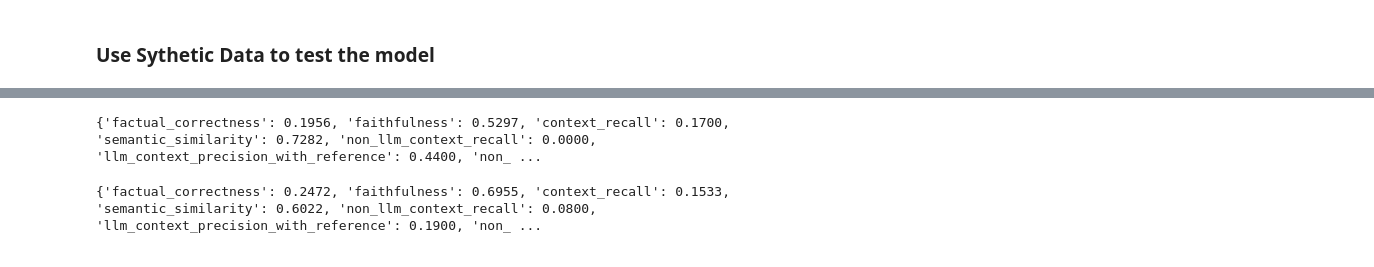
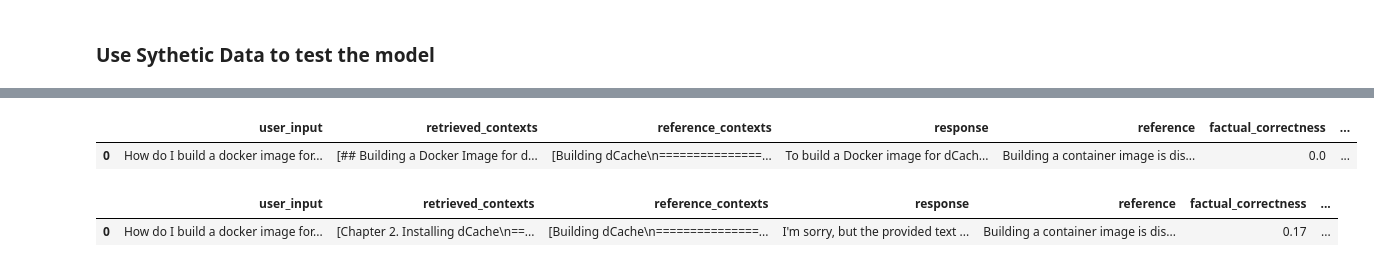
Before and after one commit to jinymusim/Docu-Bot, a Jupyter notebook: notebooks/ragas_model_comparision.ipynb, the cells around one changed output, grey strips where cells are left out. Drawn from its saved outputs; the diff is of its cells as text; code cells hidden in the pictures.

```diff
--- a/notebooks/ragas_model_comparision.ipynb
+++ b/notebooks/ragas_model_comparision.ipynb
@@ -118,34 +133,42 @@ eval_results
 # %%
 llm = create_chatopenai_model(model_type=model_type, api_key=api_key)
 
-eval_results = evaluator.evaluate_configuration(
+eval_results, time_data = evaluator.evaluate_configuration(
     dataset=synthetic_data,
     rag_llm=llm,
     document_retriever=GenerativeDocumentRetrieval(
         llm=llm,
         docstore=docstore,
         search_kwargs={"k": 1}
     )
 )
-eval_results
+eval_results_df = eval_results.to_pandas()
+eval_results_df["time"] = time_data
+eval_results_df.to_feather(os.path.join(RESULT_PATH, f"{DATASET_NAME.split('.')[0]}+{model_type.replace(':', '_')}+generative_retrieval.feather"))
+eval_results_df.head(1)
 # %% [output]
-{'factual_correctness': 0.1956, 'faithfulness': 0.5297, 'context_recall': 0.1700, 'semantic_similarity': 0.7282, 'non_llm_context_recall': 0.0000, 'llm_context_precision_with_reference': 0.4400, 'non_ ...
+|  | user_input | retrieved_contexts | reference_contexts | response | reference | factual_correctness | ... |
+| 0 | How do I build a docker image for... | [## Building a Docker Image for d... | [Building dCache\n===============... | To build a Docker image for dCach... | Building a container image is dis... | 0.0 | ... |
 # %%
 llm = create_chatopenai_model(model_type=model_type, api_key=api_key)
 
-eval_results = evaluator.evaluate_configuration(
+eval_results, time_data = evaluator.evaluate_configuration(
     dataset=synthetic_data,
     rag_llm=llm,
     document_retriever=QueryAlterationDocumentRetrieval(
         llm=llm,
         vectorstore=vector_store,
         docstore=docstore,
-        search_kwargs={"min_score": 0.3, "k": 5, "num_custom_queires": 5}
+        search_kwargs={"min_score": 0, "k": 5, "num_custom_queires": 2}
     )
 )
-eval_results
+eval_results_df = eval_results.to_pandas()
+eval_results_df["time"] = time_data
+eval_results_df.to_feather(os.path.join(RESULT_PATH, f"{DATASET_NAME.split('.')[0]}+{model_type.replace(':', '_')}+query_alt_retrieval.feather"))
+eval_results_df.head(1)
 # %% [output]
-{'factual_correctness': 0.2472, 'faithfulness': 0.6955, 'context_recall': 0.1533, 'semantic_similarity': 0.6022, 'non_llm_context_recall': 0.0800, 'llm_context_precision_with_reference': 0.1900, 'non_ ...
+|  | user_input | retrieved_contexts | reference_contexts | response | reference | factual_correctness | ... |
+| 0 | How do I build a docker image for... | [Chapter 2. Installing dCache\n==... | [Building dCache\n===============... | I'm sorry, but the provided text ... | Building a container image is dis... | 0.17 | ... |
 # %%
 llm = create_chatopenai_model(model_type=model_type, api_key=api_key)
 
```
Also changed, not shown: parts of 9 cells of this notebook, 34 other files.
